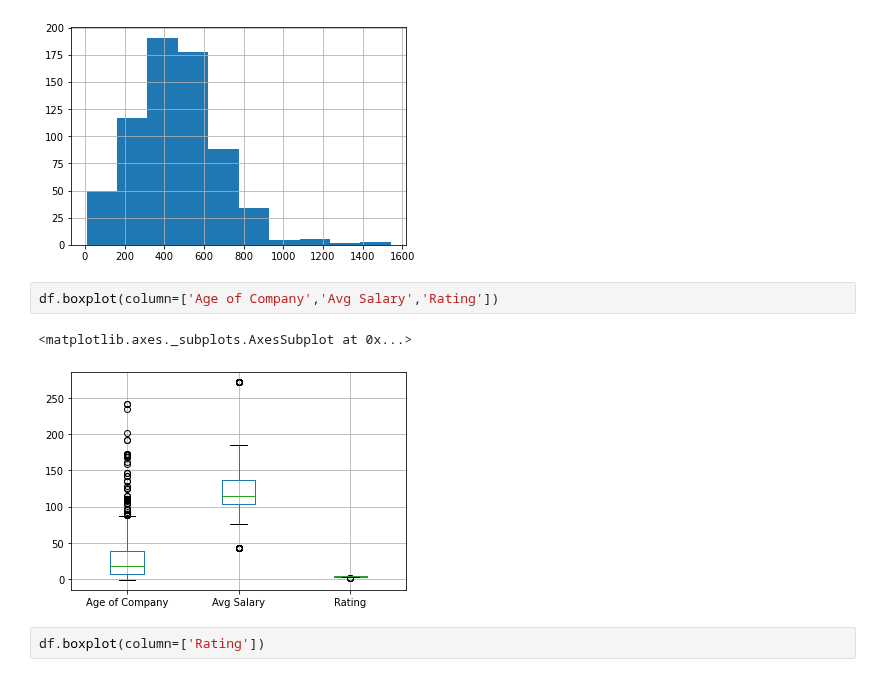
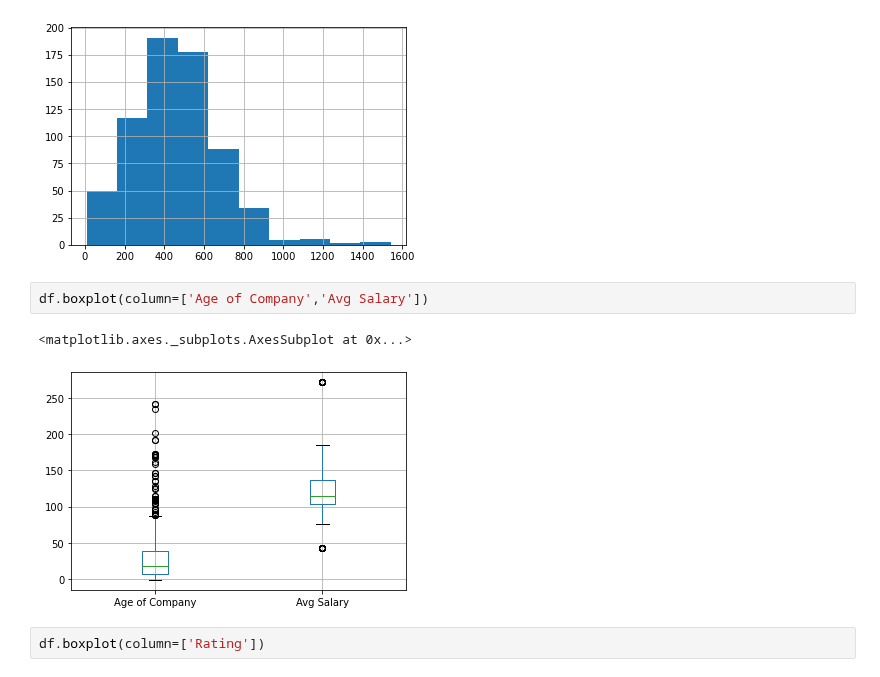
Before and after one commit to Aviost111/ds_project, a Jupyter notebook: data cleaning.ipynb, the cells around one changed output. Saved outputs shown, nothing was run; the diff lists cells and outputs as text.

```diff
--- a/data cleaning.ipynb
+++ b/data cleaning.ipynb
@@ -395,10 +395,10 @@ df.Description_Length.hist()
 <matplotlib.axes._subplots.AxesSubplot at 0x...>
 [figure]
 # %%
-df.boxplot(column=['Age of Company','Avg Salary','Rating'])
+df.boxplot(column=['Age of Company','Avg Salary'])
 # %% [output]
 <matplotlib.axes._subplots.AxesSubplot at 0x...>
-[figure, old version]
+[figure, new version]
 # %%
 df.boxplot(column=['Rating'])
 # %% [output]
```
Also changed, not shown: parts of 3 cells of this notebook, 1 other file.
